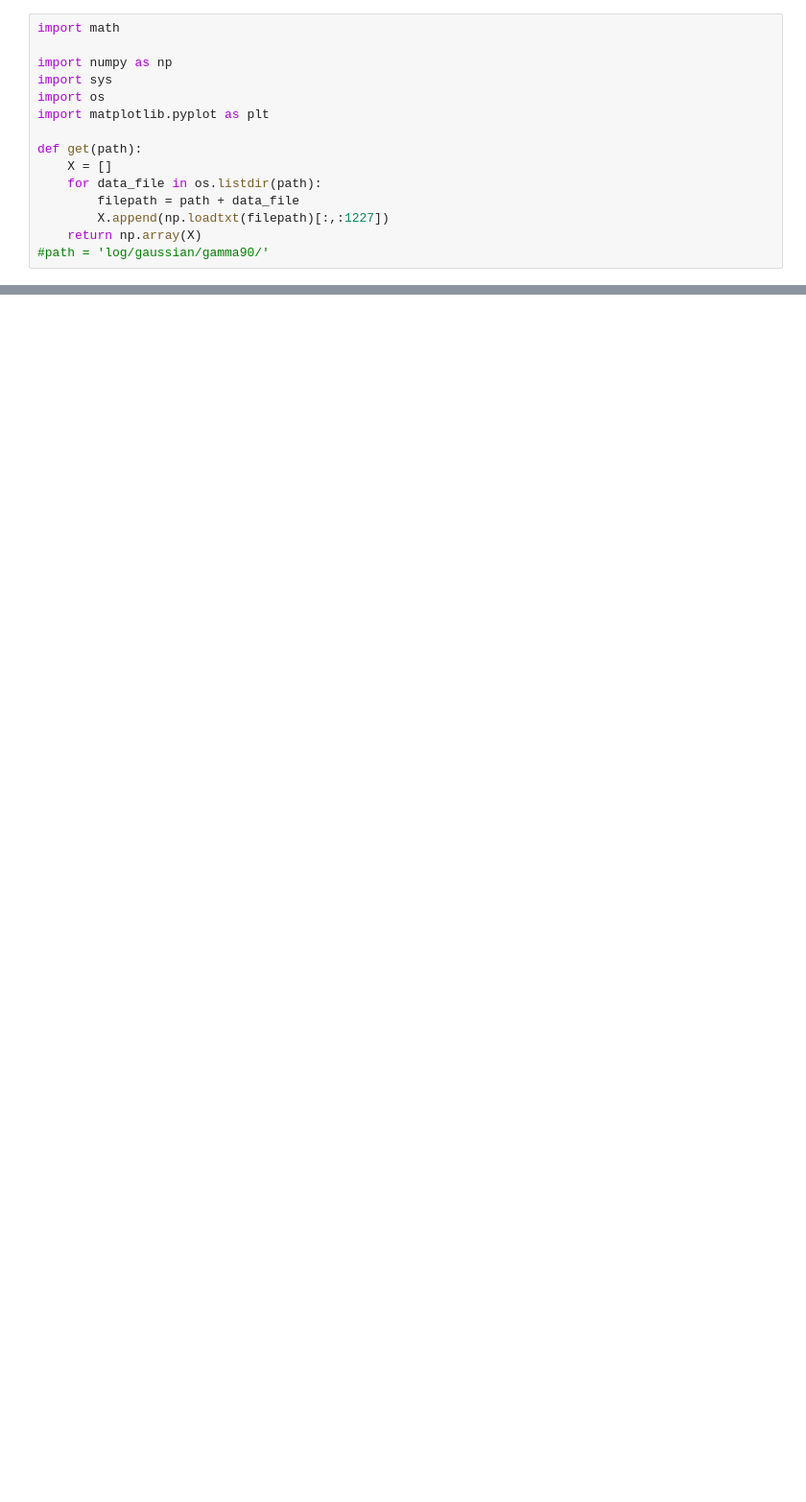
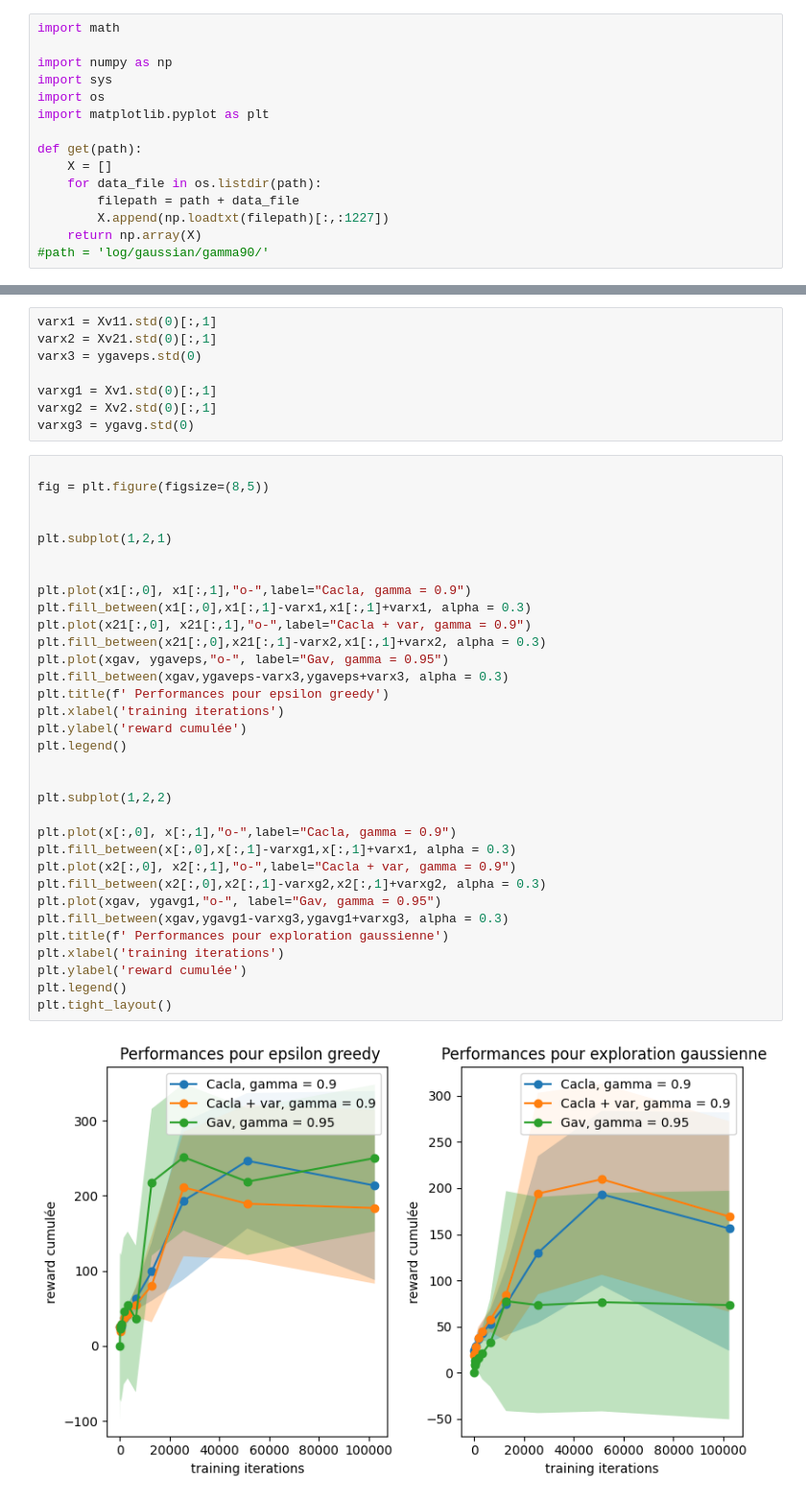
Before and after one commit to Alex-XIA1/PROJET_IAR, a Jupyter notebook: visualisation.ipynb, the cells around one changed output, grey strips where cells are left out. Shown at 96% size. Drawn from its saved outputs; the diff is of its cells as text; blank space fills up the shorter version.

```diff
--- a/visualisation.ipynb
+++ b/visualisation.ipynb
@@ -65,0 +62,43 @@ plt.tight_layout()
+# %%
+varx1 = Xv11.std(0)[:,1]
+varx2 = Xv21.std(0)[:,1]
+varx3 = ygaveps.std(0)
+
+varxg1 = Xv1.std(0)[:,1]
+varxg2 = Xv2.std(0)[:,1]
+varxg3 = ygavg.std(0)
+# %%
+
+fig = plt.figure(figsize=(8,5))
+
+
+plt.subplot(1,2,1)
+
+
+plt.plot(x1[:,0], x1[:,1],"o-",label="Cacla, gamma = 0.9")
+plt.fill_between(x1[:,0],x1[:,1]-varx1,x1[:,1]+varx1, alpha = 0.3)
+plt.plot(x21[:,0], x21[:,1],"o-",label="Cacla + var, gamma = 0.9")
+plt.fill_between(x21[:,0],x21[:,1]-varx2,x1[:,1]+varx2, alpha = 0.3)
+plt.plot(xgav, ygaveps,"o-", label="Gav, gamma = 0.95")
+plt.fill_between(xgav,ygaveps-varx3,ygaveps+varx3, alpha = 0.3)
+plt.title(f' Performances pour epsilon greedy')
+plt.xlabel('training iterations')
+plt.ylabel('reward cumulée')
+plt.legend()
+
+
+plt.subplot(1,2,2)
+
+plt.plot(x[:,0], x[:,1],"o-",label="Cacla, gamma = 0.9")
+plt.fill_between(x[:,0],x[:,1]-varxg1,x[:,1]+varx1, alpha = 0.3)
+plt.plot(x2[:,0], x2[:,1],"o-",label="Cacla + var, gamma = 0.9")
+plt.fill_between(x2[:,0],x2[:,1]-varxg2,x2[:,1]+varxg2, alpha = 0.3)
+plt.plot(xgav, ygavg1,"o-", label="Gav, gamma = 0.95")
+plt.fill_between(xgav,ygavg1-varxg3,ygavg1+varxg3, alpha = 0.3)
+plt.title(f' Performances pour exploration gaussienne')
+plt.xlabel('training iterations')
+plt.ylabel('reward cumulée')
+plt.legend()
+plt.tight_layout()
+# %% [output]
+[figure, added]
```
Also changed, not shown: parts of 4 cells of this notebook, 45 other files.
